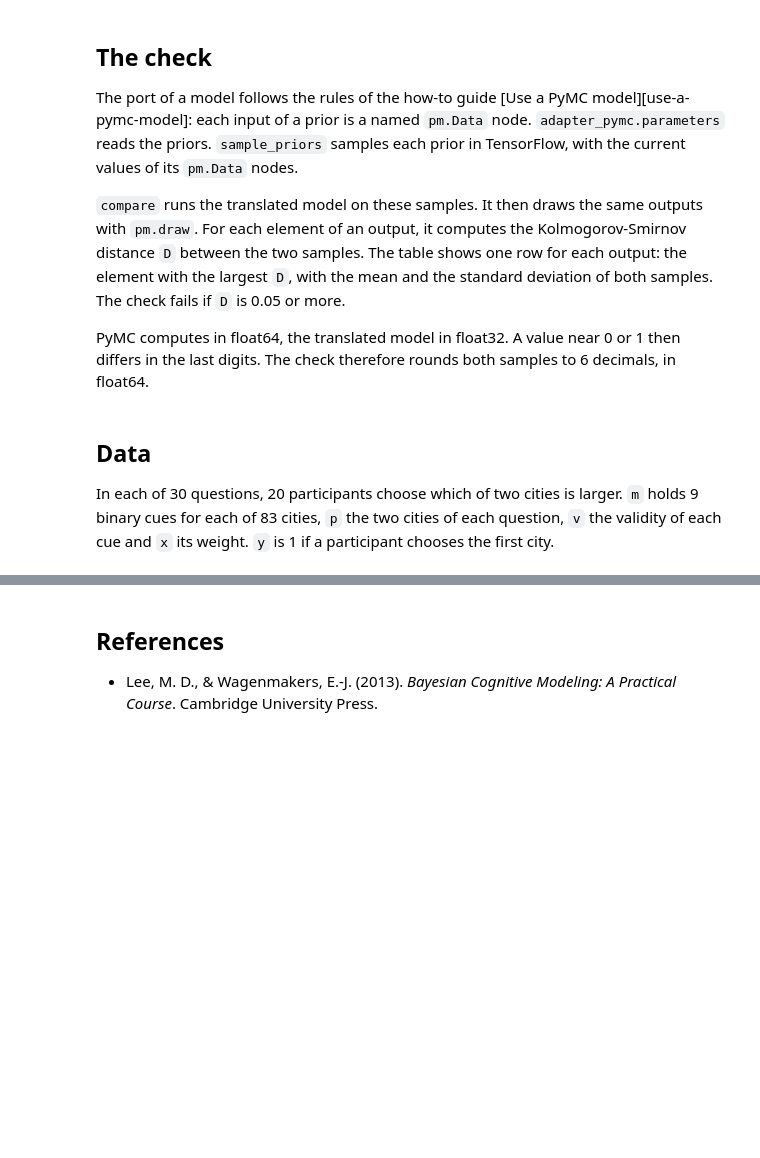
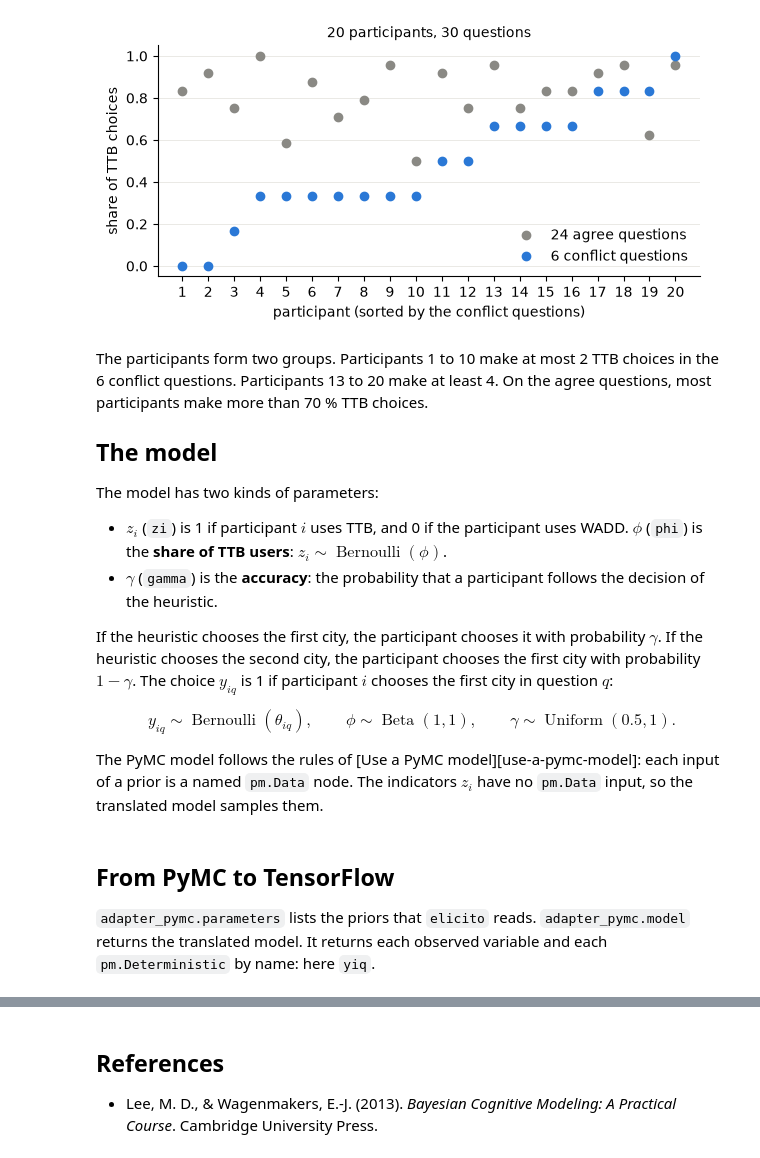
Before and after one commit to florence-bockting/elicito, a Jupyter notebook: docs/case-studies/heuristic-decision-making.ipynb, the cells around one changed output, grey strips where cells are left out. Saved outputs shown, nothing was run; the diff lists cells and outputs as text; code cells hidden in the pictures; blank space fills up the shorter version.

Commit message:
docs: rewrite the heuristic decision-making case study as a narrative with figures

```diff
--- a/docs/case-studies/heuristic-decision-making.ipynb
+++ b/docs/case-studies/heuristic-decision-making.ipynb
@@ -43,20 +136,61 @@ DRAWS = 10_000
+# %%
+order = np.argsort(ttb_conflict_obs, kind="stable")
+participants = np.arange(1, ns + 1)
+
+fig, ax = plt.subplots(figsize=(7, 3))
+ax.plot(
+    participants,
+    ttb_agree_obs[order],
+    "o",
+    color=GREY,
+    label=f"{(~CONFLICT).sum()} agree questions",
+)
+ax.plot(
+    participants,
+    ttb_conflict_obs[order],
+    "o",
+    color=BLUE,
+    label=f"{CONFLICT.sum()} conflict questions",
+)
+ax.set(
+    xlabel="participant (sorted by the conflict questions)",
+    ylabel="share of TTB choices",
+    xticks=participants,
+    ylim=(-0.05, 1.05),
+    title=f"{ns} participants, {nq} questions",
+)
+ax.grid(axis="x", visible=False)
+ax.legend(loc="lower right")
+plt.show()
+# %% [output]
+[figure, added]
 # %% [markdown]
-## The check
+The participants form two groups. Participants 1 to 10 make at most 2
+TTB choices in the 6 conflict questions. Participants 13 to 20 make at
+least 4. On the agree questions, most participants make more than 70 % TTB
+choices.
 
-The port of a model follows the rules of the how-to guide
-[Use a PyMC model][use-a-pymc-model]: each input of a
-prior is a named `pm.Data` node. `adapter_pymc.parameters` reads the priors.
-`sample_priors` samples each prior in TensorFlow, with the current values
-of its `pm.Data` nodes.
+## The model
 
-`compare` runs the translated model on these samples. It then draws the
-same outputs with `pm.draw`. For each element of an output, it computes the
-Kolmogorov-Smirnov distance `D` between the two samples. The table shows
-one row for each output: the element with the largest `D`, with the mean
-and the standard deviation of both samples. The check fails if `D` is 0.05
-or more.
+The model has two kinds of parameters:
 
-PyMC computes in float64, the translated model in float32. A value near 0
-or 1 then differs in the last digits. The check therefore rounds both
-samples to 6 decimals, in float64.
+- $z_i$ (`zi`) is 1 if participant $i$ uses TTB, and 0 if the participant
+  uses WADD. $\phi$ (`phi`) is the **share of TTB users**:
+  $z_i \sim \operatorname{Bernoulli}(\phi)$.
+- $\gamma$ (`gamma`) is the **accuracy**: the probability that a
+  participant follows the decision of the heuristic.
+
+If the heuristic chooses the first city, the participant chooses it with
+probability $\gamma$. If the heuristic chooses the second city, the
+participant chooses the first city with probability $1 - \gamma$. The
+choice $y_{iq}$ is 1 if participant $i$ chooses the first city in question
+$q$:
+
+$$y_{iq} \sim \operatorname{Bernoulli}(\theta_{iq}), \qquad
+\phi \sim \operatorname{Beta}(1, 1), \qquad
+\gamma \sim \operatorname{Uniform}(0.5, 1).$$
+
+The PyMC model follows the rules of [Use a PyMC model][use-a-pymc-model]:
+each input of a prior is a named `pm.Data` node. The indicators $z_i$
+have no `pm.Data` input, so the translated model samples them.
 # %%
@@ -106,8 +213,7 @@ def compare(pymc_model: Any, names: list[str], tol: float = 0.05) -> None:
 # %% [markdown]
-## Data
+## From PyMC to TensorFlow
 
-In each of 30 questions, 20 participants choose which of two cities is
-larger. `m` holds 9 binary cues for each of 83 cities, `p` the two cities
-of each question, `v` the validity of each cue and `x` its weight. `y` is
-1 if a participant chooses the first city.
+`adapter_pymc.parameters` lists the priors that `elicito` reads.
+`adapter_pymc.model` returns the translated model. It returns each
+observed variable and each `pm.Deterministic` by name: here `yiq`.
 # %%
```
Also changed, not shown: parts of 29 cells of this notebook, 1 other file.
